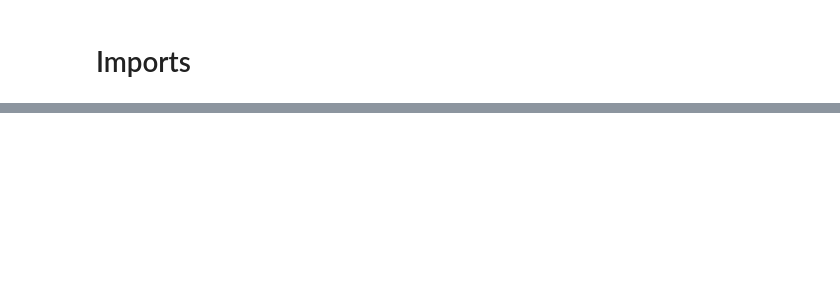
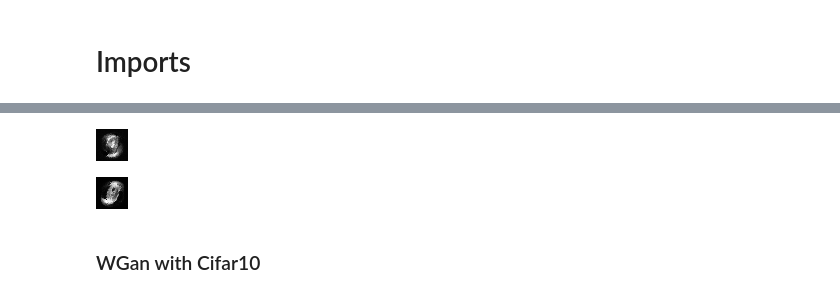
Before and after one commit to michaelatamuk/wgan-gp, a Jupyter notebook: train.ipynb, the cells around one changed output, grey strips where cells are left out. Cells and saved outputs as stored; diff of their text form; code cells hidden in the pictures; blank space fills up the shorter version.

```diff
--- a/train.ipynb
+++ b/train.ipynb
@@ -18,0 +23,14 @@ ssl._create_default_https_context = ssl._create_unverified_context
+# %%
+def generate_images(generator: torch.nn.Module, module_name: str):
+    fixed_noise: Tensor = torch.randn(2, 100)
+    if torch.cuda.is_available():
+        fixed_noise = fixed_noise.cuda()
+
+    generated_image = generator(fixed_noise)
+    image_path_1 = "results/" + module_name + "_1.png"
+    image_path_2 = "results/" + module_name + "_2.png"
+    save_image(generated_image.data[0], image_path_1, nrow=1, normalize=True)
+    save_image(generated_image.data[1], image_path_2, nrow=1, normalize=True)
+
+    display(Image(filename=image_path_1))
+    display(Image(filename=image_path_2))
@@ -20,0 +159,8 @@ ssl._create_default_https_context = ssl._create_unverified_context
+# %%
+wgan_mnist_last_generator: torch.nn.Module = wgan_mnist_results.last_generator
+generate_images(wgan_mnist_last_generator, "wgan_mnist")
+# %% [output]
+[figure, added]
+[figure, added]
+# %% [markdown]
+### WGan with Cifar10
```
Also changed, not shown: parts of 34 cells of this notebook.
